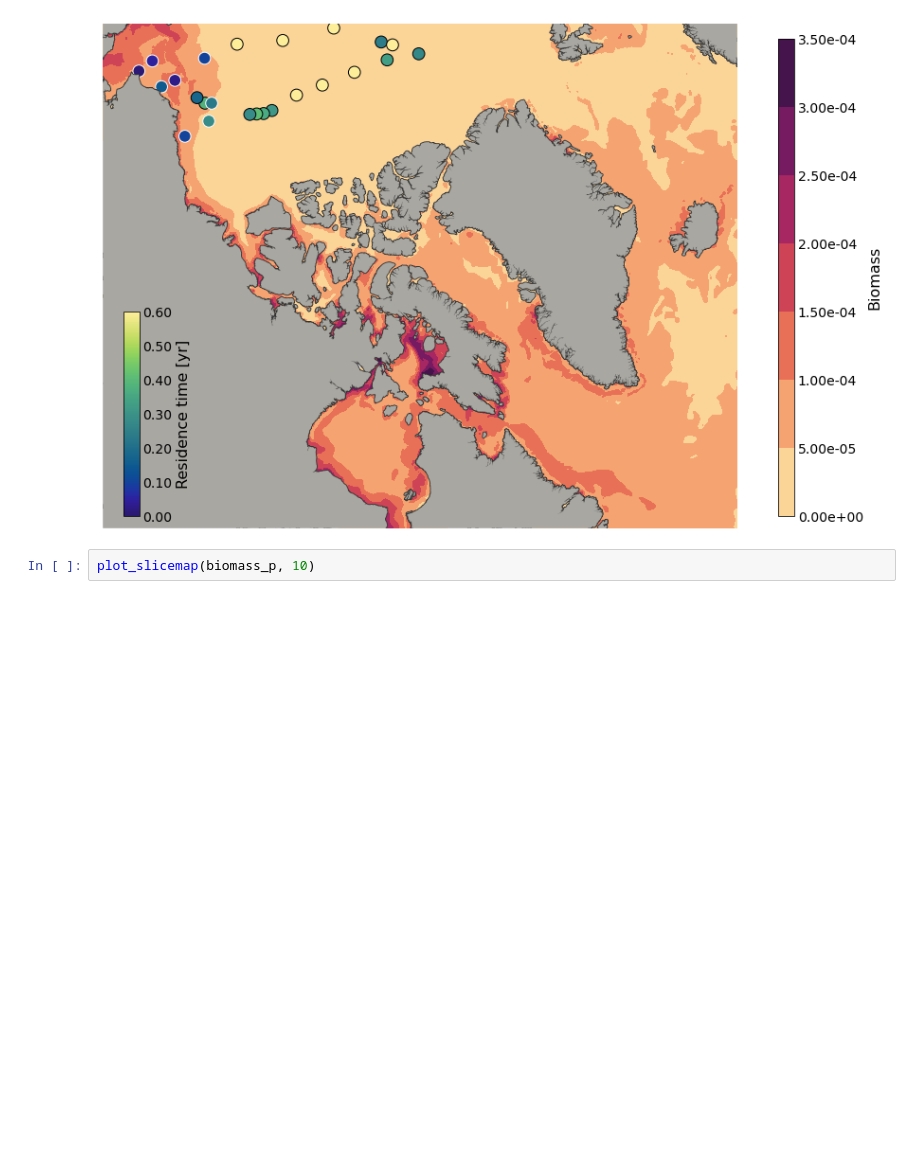
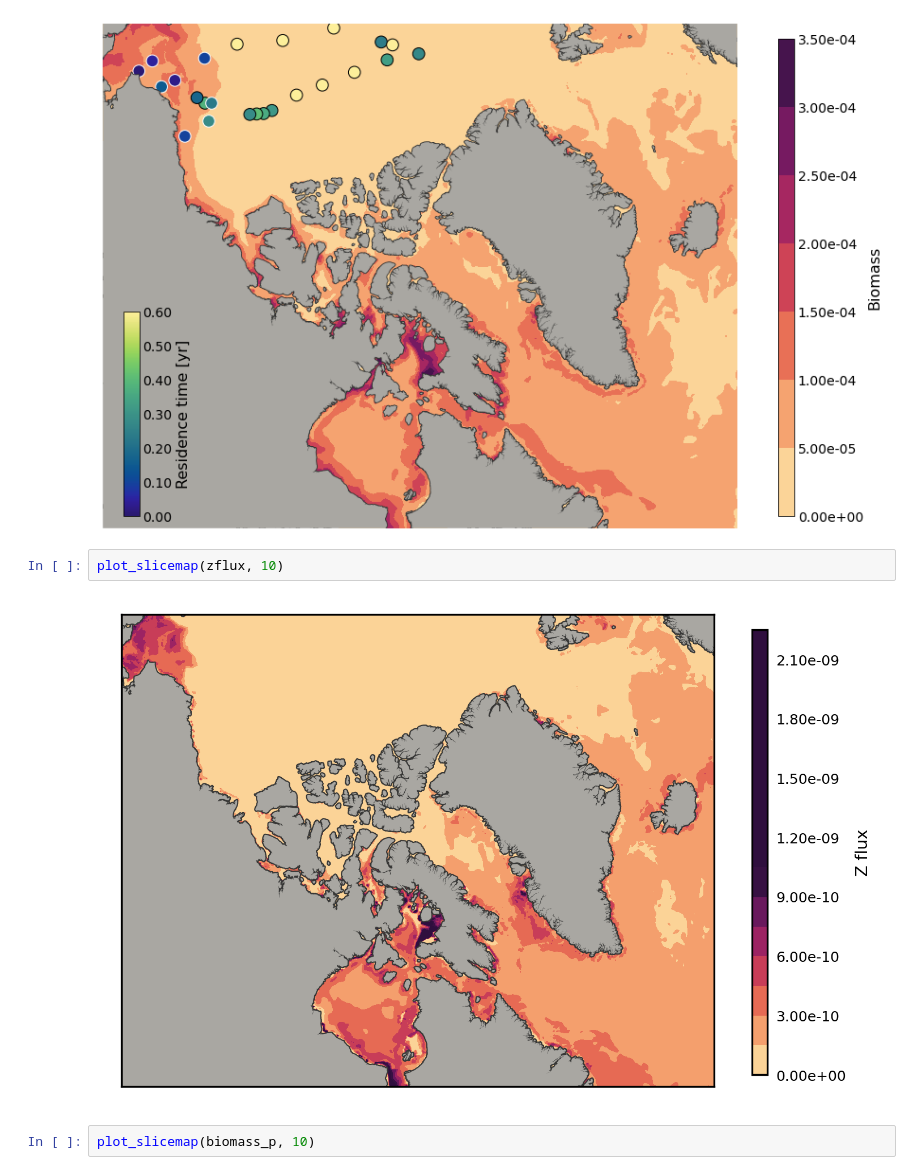
Before and after one commit to UBC-MOAD/analysis-brogalla, a Jupyter notebook: paper3/BLING.ipynb, the cells around one changed output. Cells and saved outputs as stored; diff of their text form; blank space fills up the shorter version.

```diff
--- a/paper3/BLING.ipynb
+++ b/paper3/BLING.ipynb
@@ -77,6 +88,10 @@ def plot_slicemap(variable, depth_slice, cmap=cmocean.cm.matter):
 plot_slicemap(biomass, 0)
 # %% [output]
 [figure]
+# %%
+plot_slicemap(zflux, 10)
+# %% [output]
+[figure, added]
 # %%
 plot_slicemap(biomass_p, 10)
 # %% [output]
```
Also changed, not shown: parts of 9 cells of this notebook, 1 other file.
